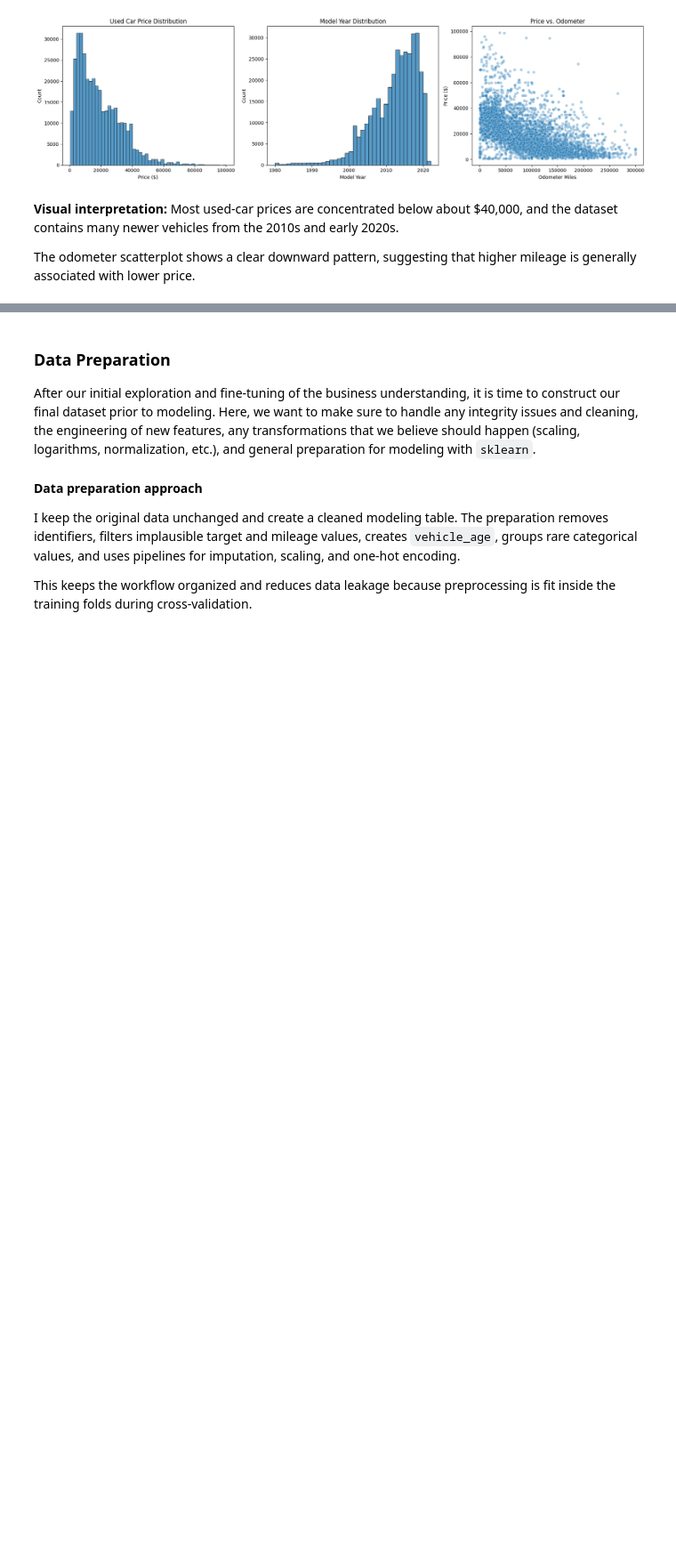
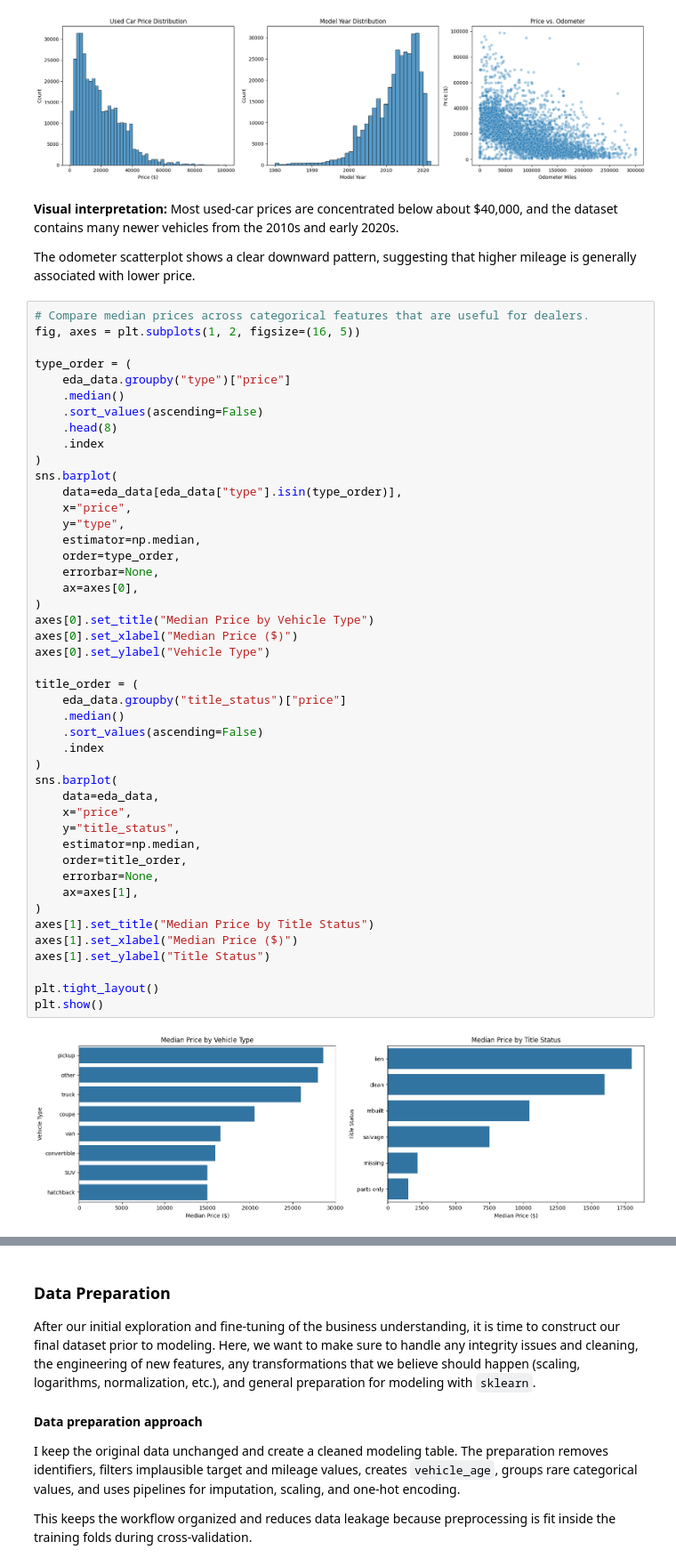
Before and after one commit to leosj168/practical-application-2-used-car-prices, a Jupyter notebook: prompt_2_II.ipynb, the cells around one changed output, grey strips where cells are left out. Shown at 89% size. Saved outputs shown, nothing was run; the diff lists cells and outputs as text; blank space fills up the shorter version.

```diff
--- a/prompt_2_II.ipynb
+++ b/prompt_2_II.ipynb
@@ -217,3 +219,50 @@ plt.show()
 **Visual interpretation:** Most used-car prices are concentrated below about $40,000, and the dataset contains many newer vehicles from the 2010s and early 2020s.
 
 The odometer scatterplot shows a clear downward pattern, suggesting that higher mileage is generally associated with lower price.
+# %%
+# Compare median prices across categorical features that are useful for dealers.
+fig, axes = plt.subplots(1, 2, figsize=(16, 5))
+
+type_order = (
+    eda_data.groupby("type")["price"]
+    .median()
+    .sort_values(ascending=False)
+    .head(8)
+    .index
+)
+sns.barplot(
+    data=eda_data[eda_data["type"].isin(type_order)],
+    x="price",
+    y="type",
+    estimator=np.median,
+    order=type_order,
+    errorbar=None,
+    ax=axes[0],
+)
+axes[0].set_title("Median Price by Vehicle Type")
+axes[0].set_xlabel("Median Price ($)")
+axes[0].set_ylabel("Vehicle Type")
+
+title_order = (
+    eda_data.groupby("title_status")["price"]
+    .median()
+    .sort_values(ascending=False)
+    .index
+)
+sns.barplot(
+    data=eda_data,
+    x="price",
+    y="title_status",
+    estimator=np.median,
+    order=title_order,
+    errorbar=None,
+    ax=axes[1],
+)
+axes[1].set_title("Median Price by Title Status")
+axes[1].set_xlabel("Median Price ($)")
+axes[1].set_ylabel("Title Status")
+
+plt.tight_layout()
+plt.show()
+# %% [output]
+[figure, added]
```
Also changed, not shown: parts of 7 cells of this notebook.
